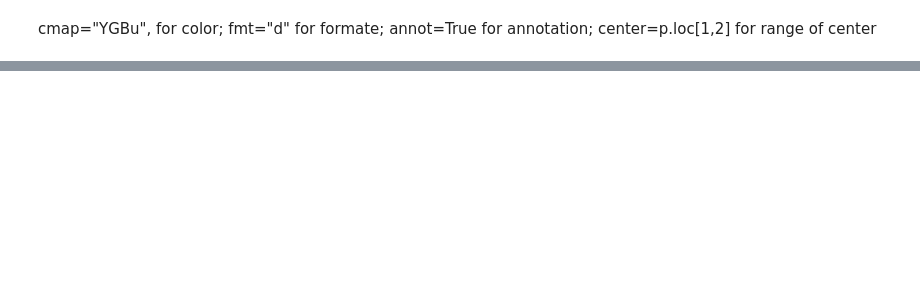
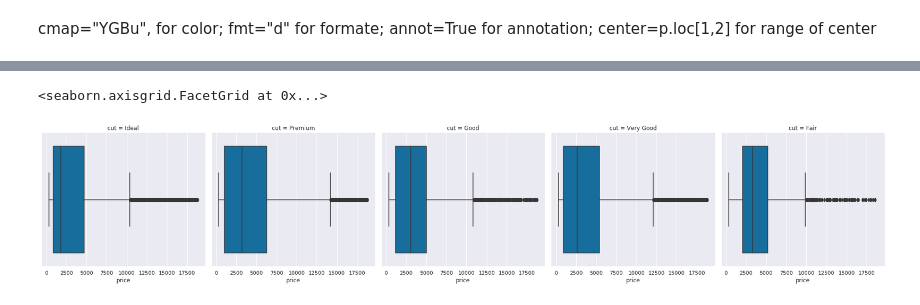
Before and after one commit to Mahfuzur17101082/Exploring_Seaborn, a Jupyter notebook: Basic of Seaborn 2.ipynb, the cells around one changed output, grey strips where cells are left out. Saved outputs shown, nothing was run; the diff lists cells and outputs as text; code cells hidden in the pictures; blank space fills up the shorter version.

```diff
--- a/Basic of Seaborn 2.ipynb
+++ b/Basic of Seaborn 2.ipynb
@@ -356,0 +357,5 @@ sns.heatmap(t.corr())
+# %%
+sns.factorplot(x="price", data=t, col="cut", kind="box")
+# %% [output]
+<seaborn.axisgrid.FacetGrid at 0x...>
+[figure, added]
```
Also changed, not shown: parts of 44 cells of this notebook.
